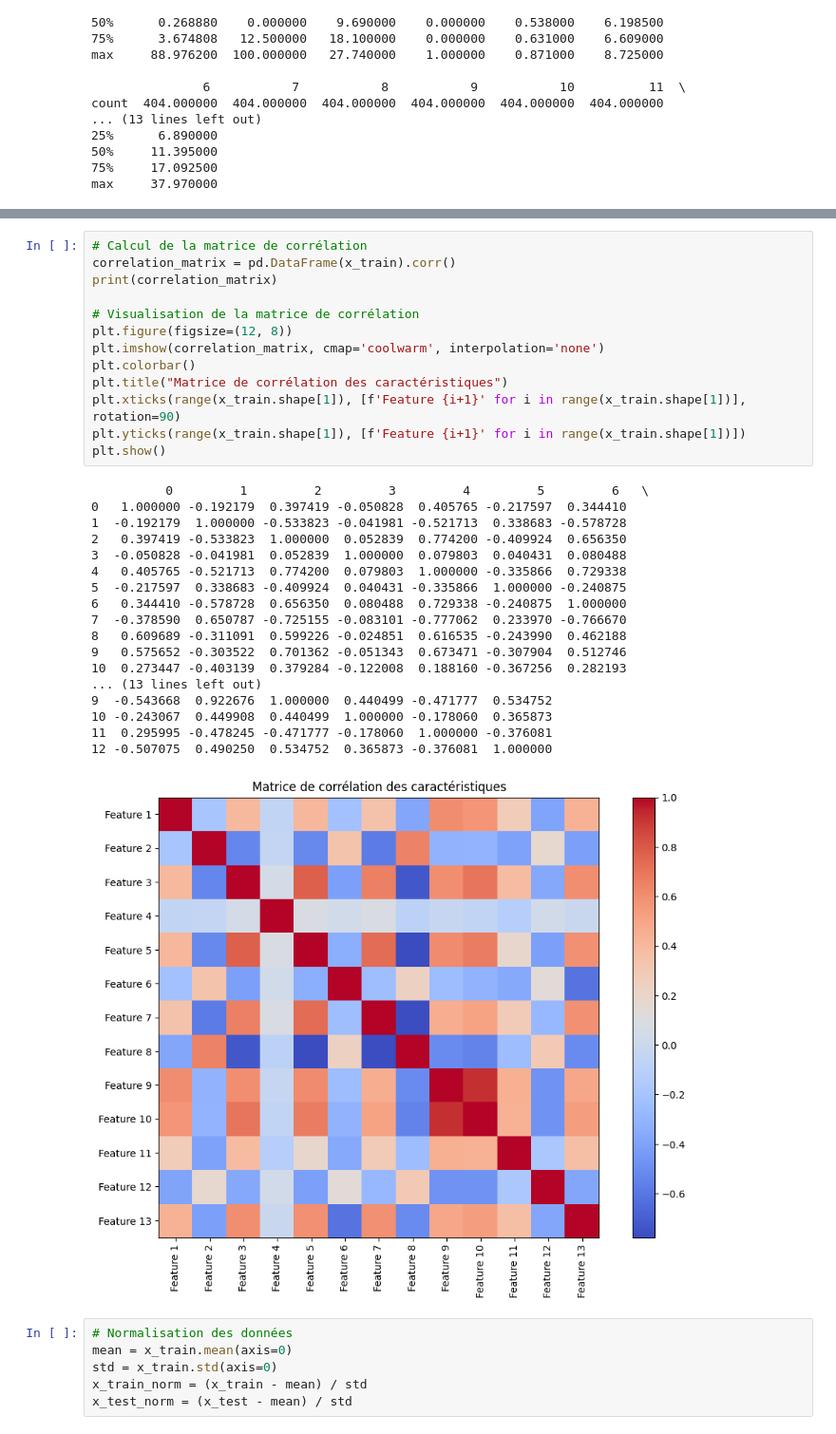
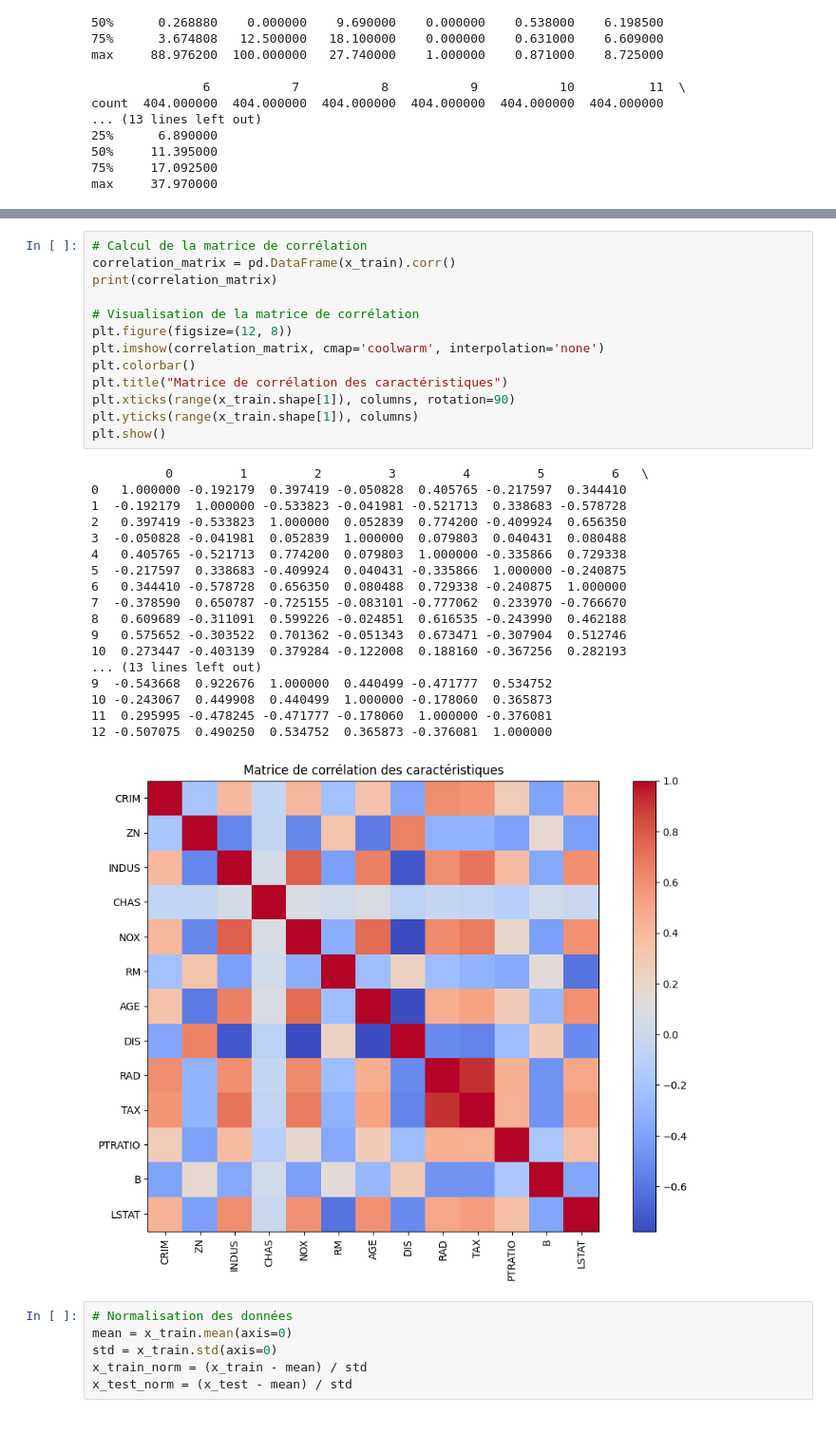
Before and after one commit to fomen2001/Hoston_house, a Jupyter notebook: FOMENA_TSATSOP_VALDES_JOEL_HOUSE.ipynb, the cells around one changed output, grey strips where cells are left out. Shown at 95% size. Saved outputs shown, nothing was run; the diff lists cells and outputs as text.

```diff
--- a/FOMENA_TSATSOP_VALDES_JOEL_HOUSE.ipynb
+++ b/FOMENA_TSATSOP_VALDES_JOEL_HOUSE.ipynb
@@ -88,35 +104,35 @@ plt.show()
 # %%
 # Calcul de la matrice de corrélation
 correlation_matrix = pd.DataFrame(x_train).corr()
 print(correlation_matrix)
 
 # Visualisation de la matrice de corrélation
 plt.figure(figsize=(12, 8))
 plt.imshow(correlation_matrix, cmap='coolwarm', interpolation='none')
 plt.colorbar()
 plt.title("Matrice de corrélation des caractéristiques")
-plt.xticks(range(x_train.shape[1]), [f'Feature {i+1}' for i in range(x_train.shape[1])], rotation=90)
-plt.yticks(range(x_train.shape[1]), [f'Feature {i+1}' for i in range(x_train.shape[1])])
+plt.xticks(range(x_train.shape[1]), columns, rotation=90)
+plt.yticks(range(x_train.shape[1]), columns)
 plt.show()
 # %% [output]
           0         1         2         3         4         5         6   \
 0   1.000000 -0.192179  0.397419 -0.050828  0.405765 -0.217597  0.344410
 1  -0.192179  1.000000 -0.533823 -0.041981 -0.521713  0.338683 -0.578728
 2   0.397419 -0.533823  1.000000  0.052839  0.774200 -0.409924  0.656350
 3  -0.050828 -0.041981  0.052839  1.000000  0.079803  0.040431  0.080488
 4   0.405765 -0.521713  0.774200  0.079803  1.000000 -0.335866  0.729338
 5  -0.217597  0.338683 -0.409924  0.040431 -0.335866  1.000000 -0.240875
 6   0.344410 -0.578728  0.656350  0.080488  0.729338 -0.240875  1.000000
 7  -0.378590  0.650787 -0.725155 -0.083101 -0.777062  0.233970 -0.766670
 8   0.609689 -0.311091  0.599226 -0.024851  0.616535 -0.243990  0.462188
 9   0.575652 -0.303522  0.701362 -0.051343  0.673471 -0.307904  0.512746
 10  0.273447 -0.403139  0.379284 -0.122008  0.188160 -0.367256  0.282193
 ... (13 lines left out)
 9  -0.543668  0.922676  1.000000  0.440499 -0.471777  0.534752
 10 -0.243067  0.449908  0.440499  1.000000 -0.178060  0.365873
 11  0.295995 -0.478245 -0.471777 -0.178060  1.000000 -0.376081
 12 -0.507075  0.490250  0.534752  0.365873 -0.376081  1.000000
-[figure, old version]
+[figure, new version]
 # %%
 # Normalisation des données
 mean = x_train.mean(axis=0)
```
Also changed, not shown: parts of 2 cells of this notebook.
